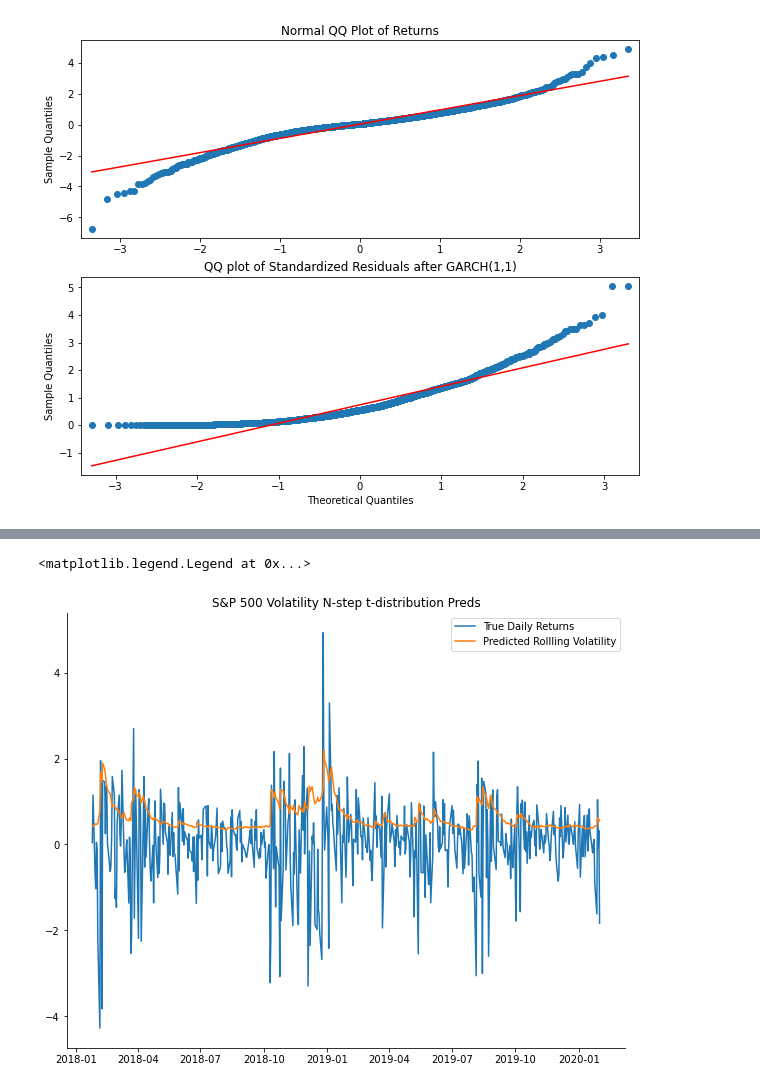
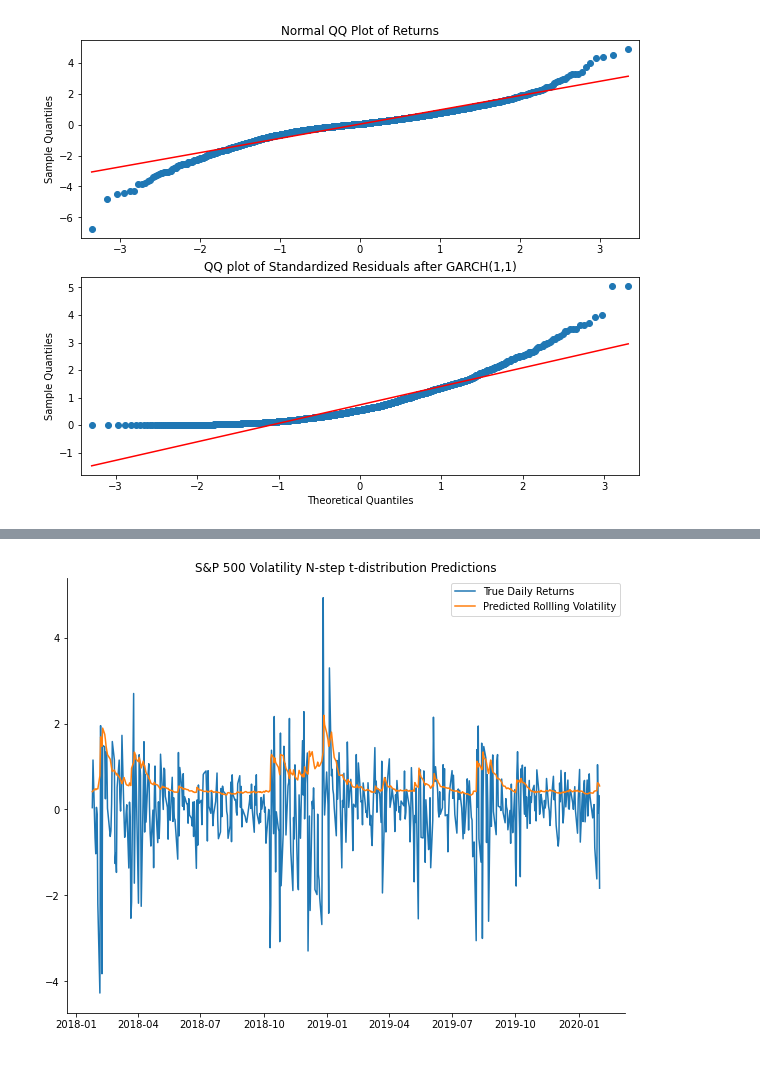
Before and after one commit to danielherrerahsph/SPYtimeseries, a Jupyter notebook: arch_model.ipynb, the cells around one changed output, grey strips where cells are left out. Cells and saved outputs as stored; diff of their text form; code cells hidden in the pictures.

```diff
--- a/arch_model.ipynb
+++ b/arch_model.ipynb
@@ -503,14 +508,14 @@ rolling_preds_t = pd.Series(rolling_preds, index=y_test.index)
 # %%
 fig, ax = plt.subplots(figsize=(10, 8))
 
 ax.spines[['top','right']].set_visible(False)
 plt.plot(diff_ts[-y_test.shape[0]:])
 plt.plot(y_test.index,rolling_preds_t)
-ax.set_title("S&P 500 Volatility N-step t-distribution Preds")
+ax.set_title("S&P 500 Volatility N-step t-distribution Predictions")
 ax.legend(['True Daily Returns', 'Predicted Rollling Volatility'])
+plt.show();
 # %% [output]
-<matplotlib.legend.Legend at 0x...>
-[figure, old version]
+[figure, new version]
 # %%
 # check model summary log likelihood and AIC
 # previous normal dist: ll = -2403.7, aic = 4813.39, bic = 4830.24
```
Also changed, not shown: parts of 26 cells of this notebook, 1 other file.
